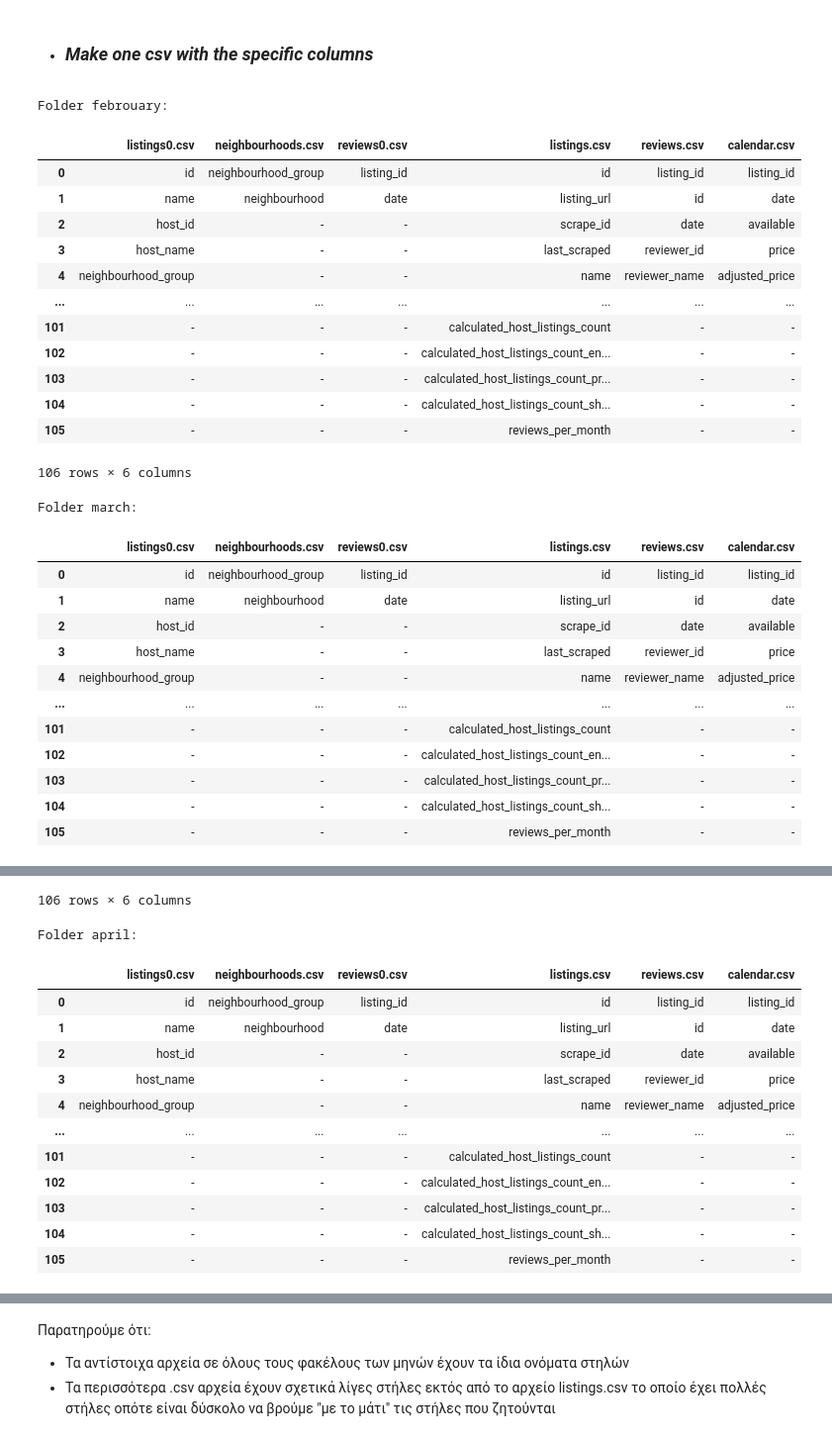
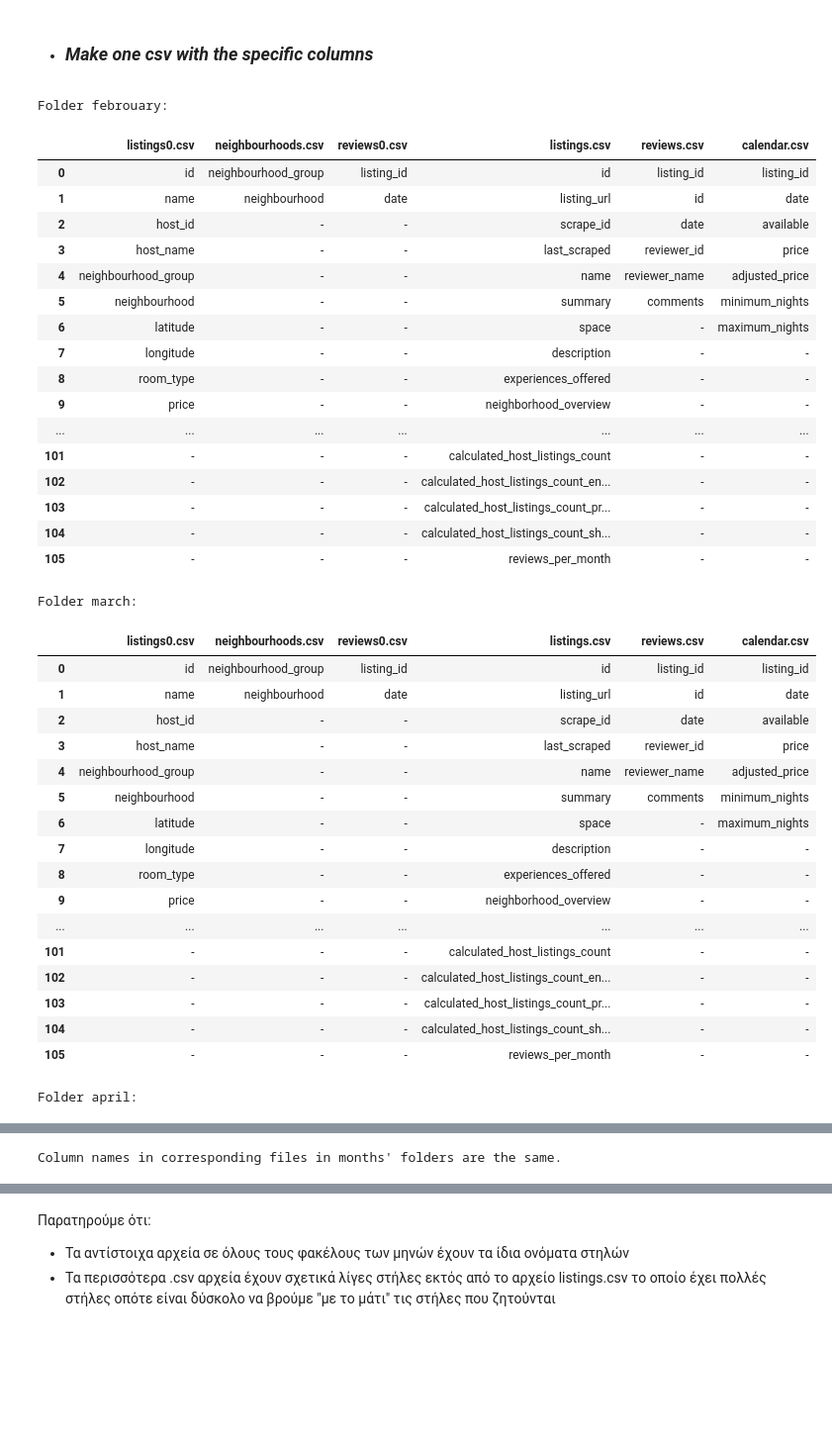
Before and after one commit to PanosEvange/DataMiningProj1_2020, a Jupyter notebook: Project1Final.ipynb, the cells around one changed output, grey strips where cells are left out. Shown at 99% size. Drawn from its saved outputs; the diff is of its cells as text; code cells hidden in the pictures; blank space fills up the shorter version.

Commit message:
created map between csv files names and wanted column names

```diff
--- a/Project1Final.ipynb
+++ b/Project1Final.ipynb
@@ -18,6 +18,9 @@ from IPython.display import display
 # %% [markdown]
 - ### *Make one csv with the specific columns*
 # %%
+pd.set_option('display.max_columns', 300)
+pd.set_option('display.max_rows', 300)
+
 myMonthsFolder = ['febrouary','march','april']
 dataPathDir = './data/'
 
@@ -47,52 +50,61 @@ for month in myMonthsFolder:
             # append this df to monthFilesDfList
             monthFilesDfList.append(df)
         else:
             continue
 
     concatDf = pd.concat(monthFilesDfList, axis=1)
     concatDf = concatDf.fillna('-')
-    concatDf.name = month
+
     display(concatDf)
-
     allMonthDf.append(concatDf)
 
 # check if corresponding files in months' folders have the same column names
 allAreEqual = True
 curentDf = allMonthDf[0]
 for x in allMonthDf[1:]:
     if not curentDf.equals(x):
         allAreEqual = False
         break
 
 if allAreEqual:
     print('Column names in corresponding files in months\' folders are the same.')
 else:
     print('Column names in corresponding files in months\' folders are not the same.')
 # %% [output]
 Folder febrouary:
 |  | listings0.csv | neighbourhoods.csv | reviews0.csv | listings.csv | reviews.csv | calendar.csv |
 | 0 | id | neighbourhood_group | listing_id | id | listing_id | listing_id |
 | 1 | name | neighbourhood | date | listing_url | id | date |
 | 2 | host_id | - | - | scrape_id | date | available |
 | 3 | host_name | - | - | last_scraped | reviewer_id | price |
 | 4 | neighbourhood_group | - | - | name | reviewer_name | adjusted_price |
+| 5 | neighbourhood | - | - | summary | comments | minimum_nights |
+| 6 | latitude | - | - | space | - | maximum_nights |
+| 7 | longitude | - | - | description | - | - |
+| 8 | room_type | - | - | experiences_offered | - | - |
+| 9 | price | - | - | neighborhood_overview | - | - |
 | ... | ... | ... | ... | ... | ... | ... |
 | 101 | - | - | - | calculated_host_listings_count | - | - |
 | 102 | - | - | - | calculated_host_listings_count_en... | - | - |
 | 103 | - | - | - | calculated_host_listings_count_pr... | - | - |
 | 104 | - | - | - | calculated_host_listings_count_sh... | - | - |
 | 105 | - | - | - | reviews_per_month | - | - |
-106 rows × 6 columns
+Folder march:
+|  | listings0.csv | neighbourhoods.csv | reviews0.csv | listings.csv | reviews.csv | calendar.csv |
+| 0 | id | neighbourhood_group | listing_id | id | listing_id | listing_id |
+| 1 | name | neighbourhood | date | listing_url | id | date |
+| 2 | host_id | - | - | scrape_id | date | available |
+| 3 | host_name | - | - | last_scraped | reviewer_id | price |
+| 4 | neighbourhood_group | - | - | name | reviewer_name | adjusted_price |
+| 5 | neighbourhood | - | - | summary | comments | minimum_nights |
+| 6 | latitude | - | - | space | - | maximum_nights |
+| 7 | longitude | - | - | description | - | - |
+| 8 | room_type | - | - | experiences_offered | - | - |
+| 9 | price | - | - | neighborhood_overview | - | - |
+| ... | ... | ... | ... | ... | ... | ... |
+| 101 | - | - | - | calculated_host_listings_count | - | - |
+| 102 | - | - | - | calculated_host_listings_count_en... | - | - |
+| 103 | - | - | - | calculated_host_listings_count_pr... | - | - |
+| 104 | - | - | - | calculated_host_listings_count_sh... | - | - |
+| 105 | - | - | - | reviews_per_month | - | - |
-Folder march:
+Folder april:
-|  | listings0.csv | neighbourhoods.csv | reviews0.csv | listings.csv | reviews.csv | calendar.csv |
-| 0 | id | neighbourhood_group | listing_id | id | listing_id | listing_id |
-| 1 | name | neighbourhood | date | listing_url | id | date |
-| 2 | host_id | - | - | scrape_id | date | available |
-| 3 | host_name | - | - | last_scraped | reviewer_id | price |
-| 4 | neighbourhood_group | - | - | name | reviewer_name | adjusted_price |
-| ... | ... | ... | ... | ... | ... | ... |
-| 101 | - | - | - | calculated_host_listings_count | - | - |
-| 102 | - | - | - | calculated_host_listings_count_en... | - | - |
-| 103 | - | - | - | calculated_host_listings_count_pr... | - | - |
-| 104 | - | - | - | calculated_host_listings_count_sh... | - | - |
-| 105 | - | - | - | reviews_per_month | - | - |
@@ -99,14 +128 @@ Folder march:
-106 rows × 6 columns
+Column names in corresponding files in months' folders are the same.
-Folder april:
-|  | listings0.csv | neighbourhoods.csv | reviews0.csv | listings.csv | reviews.csv | calendar.csv |
-| 0 | id | neighbourhood_group | listing_id | id | listing_id | listing_id |
-| 1 | name | neighbourhood | date | listing_url | id | date |
-| 2 | host_id | - | - | scrape_id | date | available |
-| 3 | host_name | - | - | last_scraped | reviewer_id | price |
-| 4 | neighbourhood_group | - | - | name | reviewer_name | adjusted_price |
-| ... | ... | ... | ... | ... | ... | ... |
-| 101 | - | - | - | calculated_host_listings_count | - | - |
-| 102 | - | - | - | calculated_host_listings_count_en... | - | - |
-| 103 | - | - | - | calculated_host_listings_count_pr... | - | - |
-| 104 | - | - | - | calculated_host_listings_count_sh... | - | - |
-| 105 | - | - | - | reviews_per_month | - | - |
```
Also changed, not shown: parts of 2 cells of this notebook, 1 other file.
